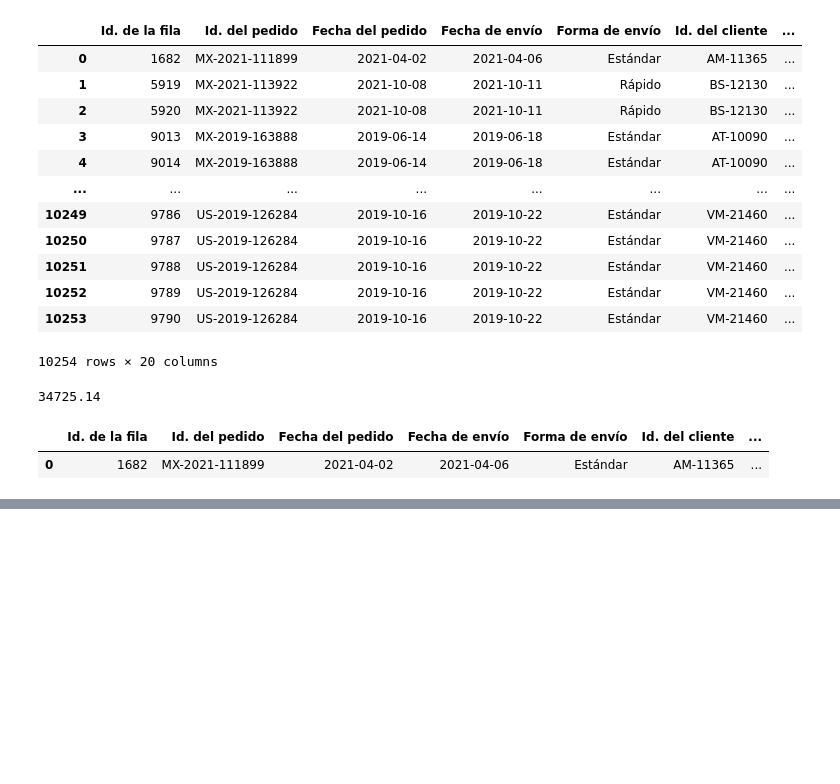
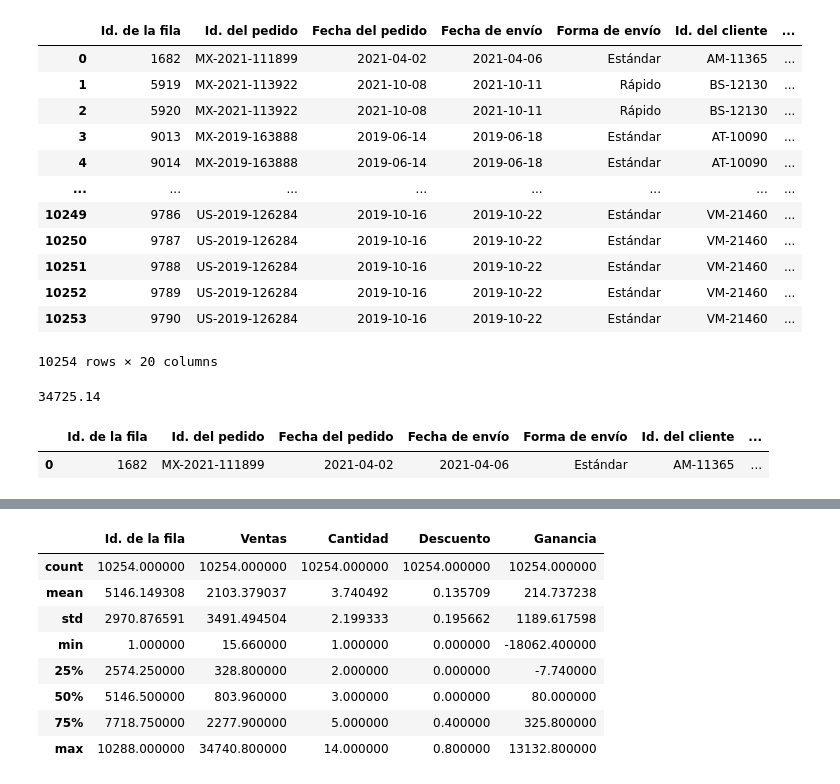
Before and after one commit to jhonvelasque/numpy-pandas, a Jupyter notebook: miproyecto.ipynb, the cells around one changed output, grey strips where cells are left out. Saved outputs shown, nothing was run; the diff lists cells and outputs as text; code cells hidden in the pictures; blank space fills up the shorter version.

```diff
--- a/miproyecto.ipynb
+++ b/miproyecto.ipynb
@@ -100,0 +133,12 @@ TypeError: Cannot perform 'rand_' with a dtyped [int64] array and scalar of type
+# %%
+df.describe()
+# %% [output]
+|  | Id. de la fila | Ventas | Cantidad | Descuento | Ganancia |
+| count | 10254.000000 | 10254.000000 | 10254.000000 | 10254.000000 | 10254.000000 |
+| mean | 5146.149308 | 2103.379037 | 3.740492 | 0.135709 | 214.737238 |
+| std | 2970.876591 | 3491.494504 | 2.199333 | 0.195662 | 1189.617598 |
+| min | 1.000000 | 15.660000 | 1.000000 | 0.000000 | -18062.400000 |
+| 25% | 2574.250000 | 328.800000 | 2.000000 | 0.000000 | -7.740000 |
+| 50% | 5146.500000 | 803.960000 | 3.000000 | 0.000000 | 80.000000 |
+| 75% | 7718.750000 | 2277.900000 | 5.000000 | 0.400000 | 325.800000 |
+| max | 10288.000000 | 34740.800000 | 14.000000 | 0.800000 | 13132.800000 |
```
Also changed, not shown: parts of 22 cells of this notebook, 1 other file.
